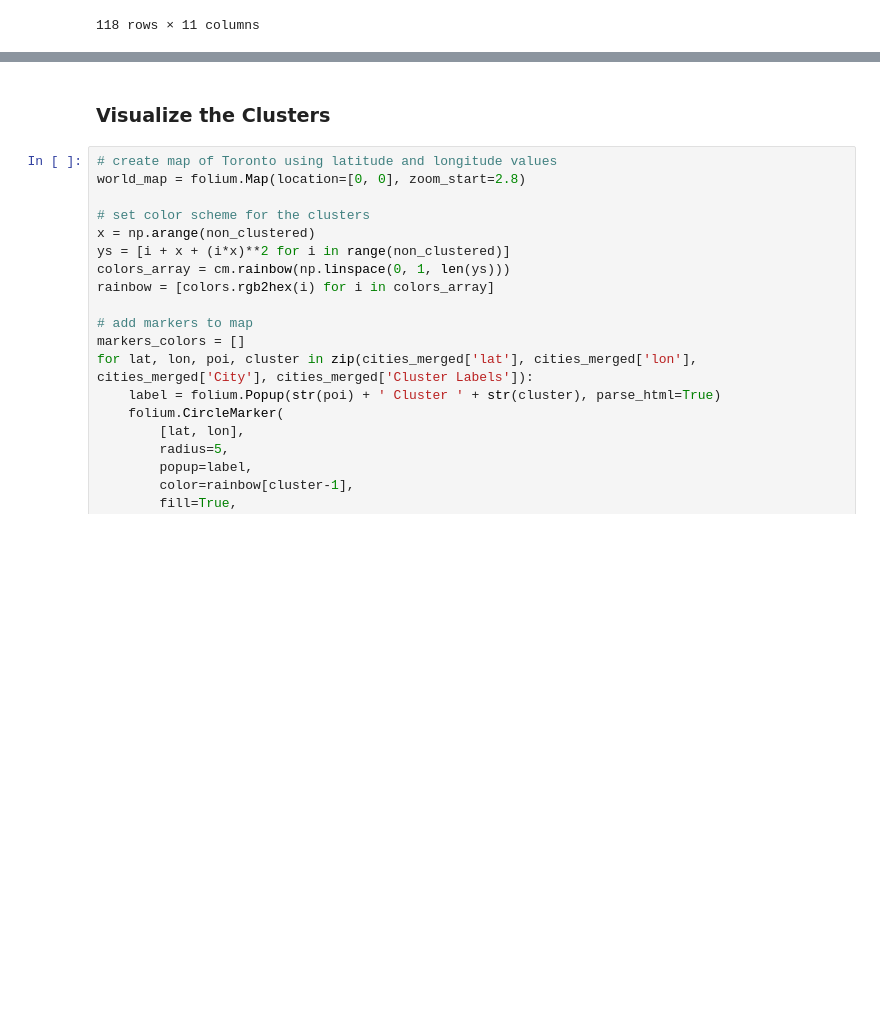
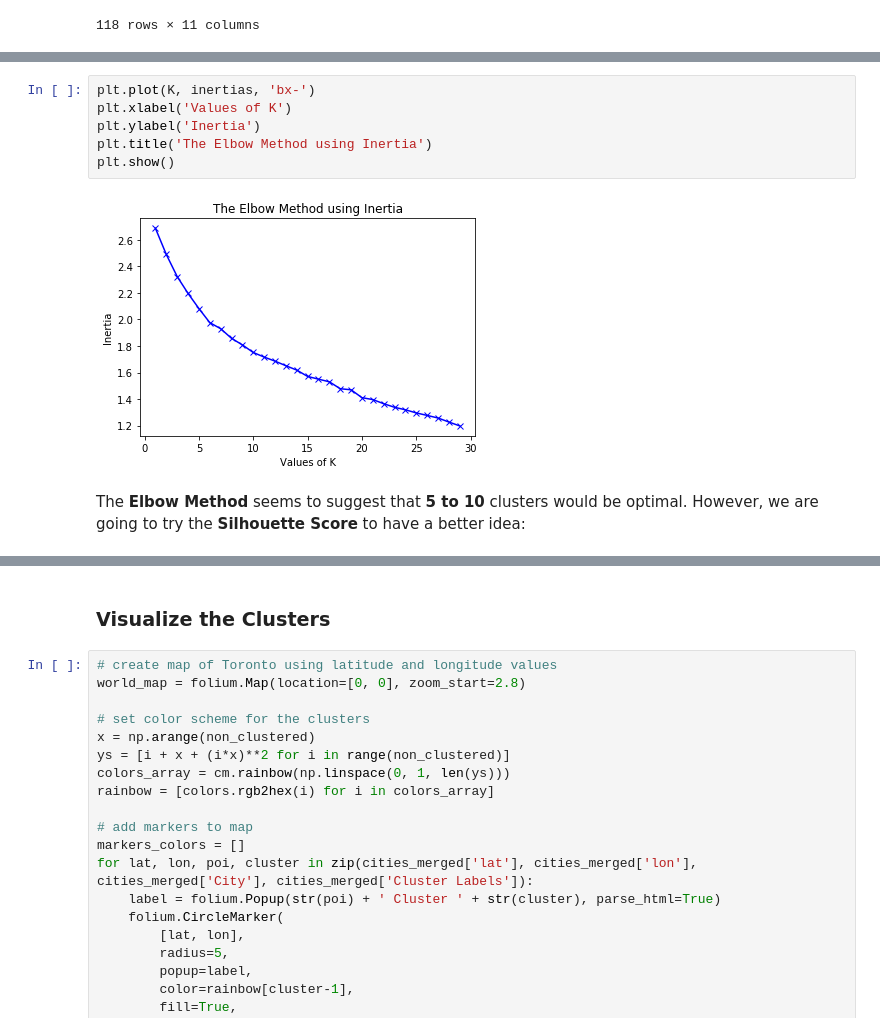
Before and after one commit to BusIAnalyst/Cities-for-University-Students, a Jupyter notebook: Cities for University Students.ipynb, the cells around one changed output, grey strips where cells are left out. Cells and saved outputs as stored; diff of their text form; blank space fills up the shorter version.

```diff
--- a/Cities for University Students.ipynb
+++ b/Cities for University Students.ipynb
@@ -267,0 +302,10 @@ Define _10_ diferent clusters of __Cities__:
+# %%
+plt.plot(K, inertias, 'bx-')
+plt.xlabel('Values of K')
+plt.ylabel('Inertia')
+plt.title('The Elbow Method using Inertia')
+plt.show()
+# %% [output]
+[figure, added]
+# %% [markdown]
+The __Elbow Method__ seems to suggest that __5 to 10__ clusters would be optimal. However, we are going to try the __Silhouette Score__ to have a better idea:
```
Also changed, not shown: parts of 13 cells of this notebook.
